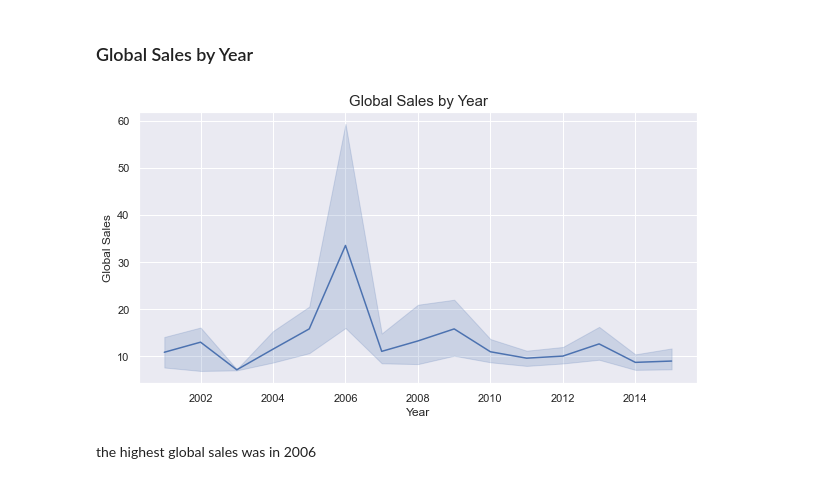
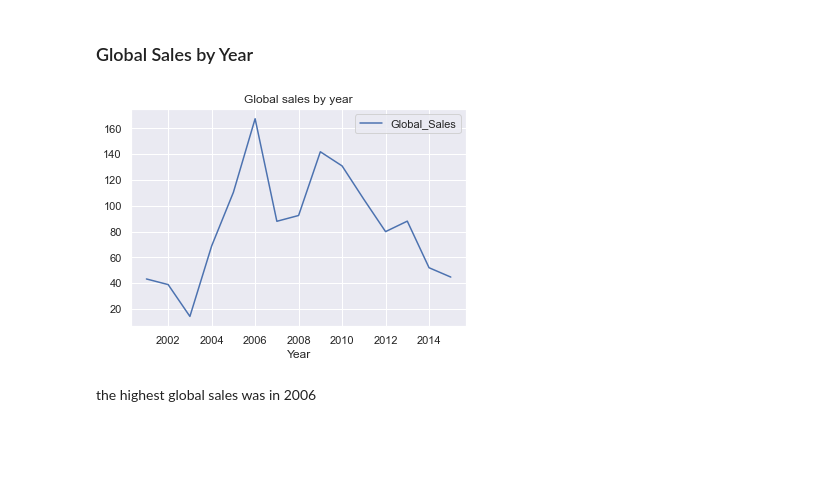
Before and after one commit to jasmin-g/Techdegree-Project-6-Graphing-Video-Games, a Jupyter notebook: Graphing Video Game Sales.ipynb, the cells around one changed output. Drawn from its saved outputs; the diff is of its cells as text; code cells hidden in the pictures; blank space fills up the shorter version.

```diff
--- a/Graphing Video Game Sales.ipynb
+++ b/Graphing Video Game Sales.ipynb
@@ -32,15 +32,10 @@ plt.show()
 Nintendo has the highest global sale
 # %% [markdown]
 ### Global Sales by Year
-# %%
-plt.figure(figsize=(10, 5))
-sns.lineplot(data=games, x='Year', y='Global_Sales')
-plt.title('Global Sales by Year', fontsize=15)
-plt.xlabel('Year', fontsize=12)
-plt.ylabel('Global Sales', fontsize=12)
-plt.show()
-# %% [output]
-[figure, removed]
+# %%
+Sales_by_year = games.groupby(["Year"]).sum().plot(kind="line", title='Global sales by year', y="Global_Sales")
+# %% [output]
+[figure, added]
 # %% [markdown]
 the highest global sales was in 2006
 # %% [markdown]
```
